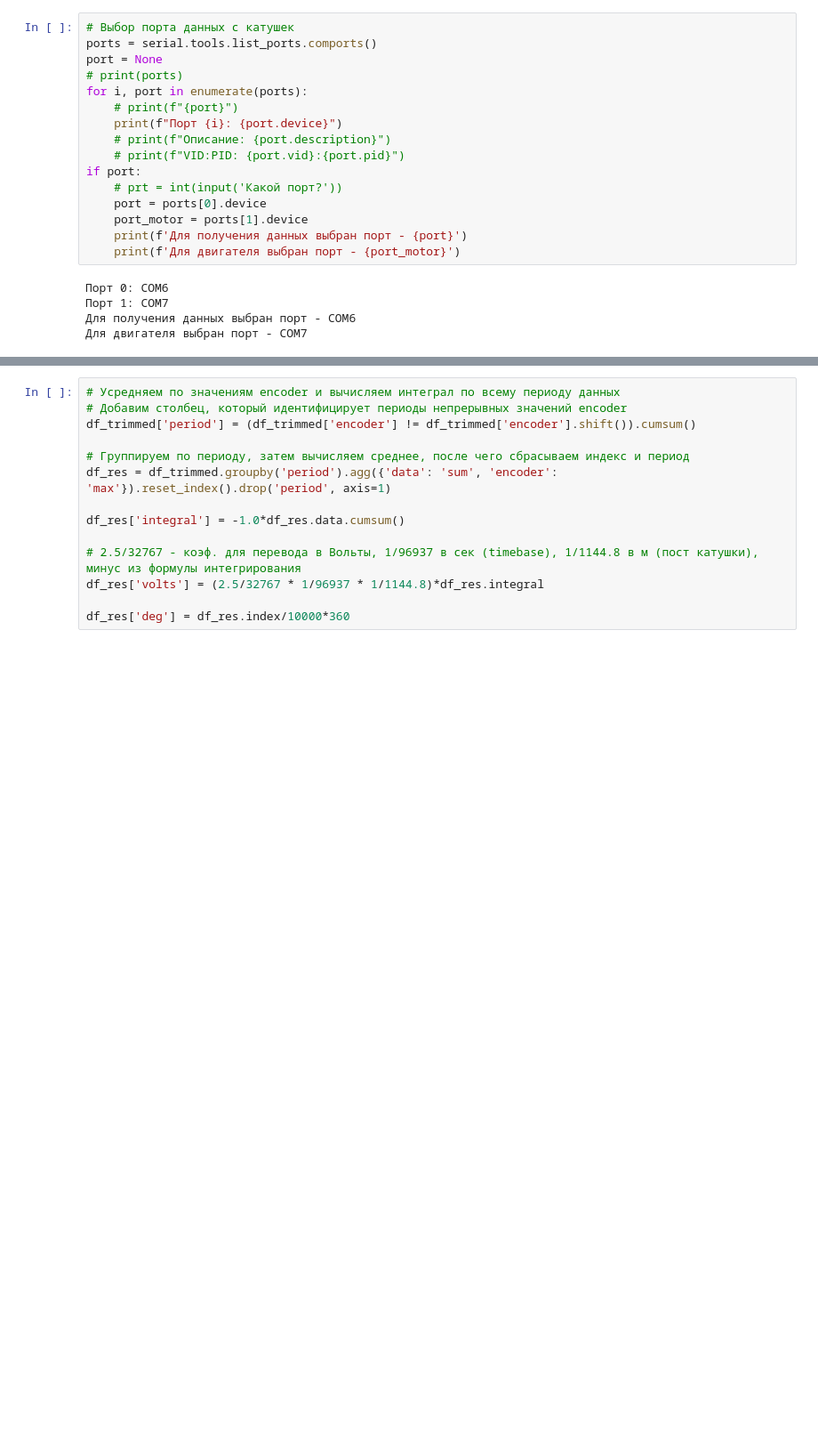
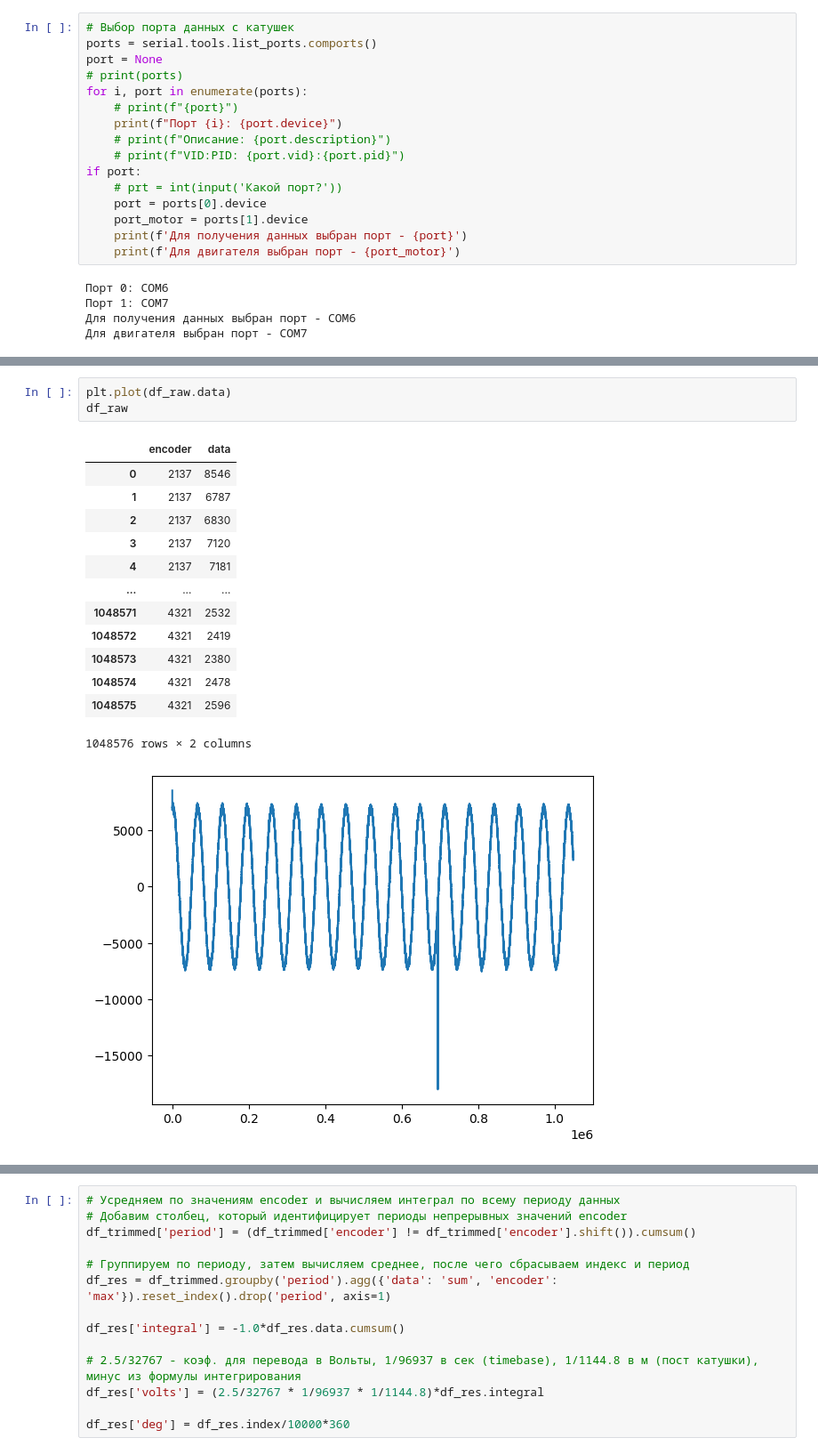
Before and after one commit to BuslaySt/Helmholz-Polymagnit, a Jupyter notebook: code/HarmData_fast.ipynb, the cells around one changed output, grey strips where cells are left out. Shown at 89% size. Saved outputs shown, nothing was run; the diff lists cells and outputs as text; blank space fills up the shorter version.

```diff
--- a/code/HarmData_fast.ipynb
+++ b/code/HarmData_fast.ipynb
@@ -88,0 +93,18 @@ df_trimmed = df_filtered.iloc[start_idx:end_idx].copy()
+# %%
+plt.plot(df_raw.data)
+df_raw
+# %% [output]
+|  | encoder | data |
+| 0 | 2137 | 8546 |
+| 1 | 2137 | 6787 |
+| 2 | 2137 | 6830 |
+| 3 | 2137 | 7120 |
+| 4 | 2137 | 7181 |
+| ... | ... | ... |
+| 1048571 | 4321 | 2532 |
+| 1048572 | 4321 | 2419 |
+| 1048573 | 4321 | 2380 |
+| 1048574 | 4321 | 2478 |
+| 1048575 | 4321 | 2596 |
+1048576 rows × 2 columns
+[figure, added]
```
Also changed, not shown: parts of 16 cells of this notebook.
